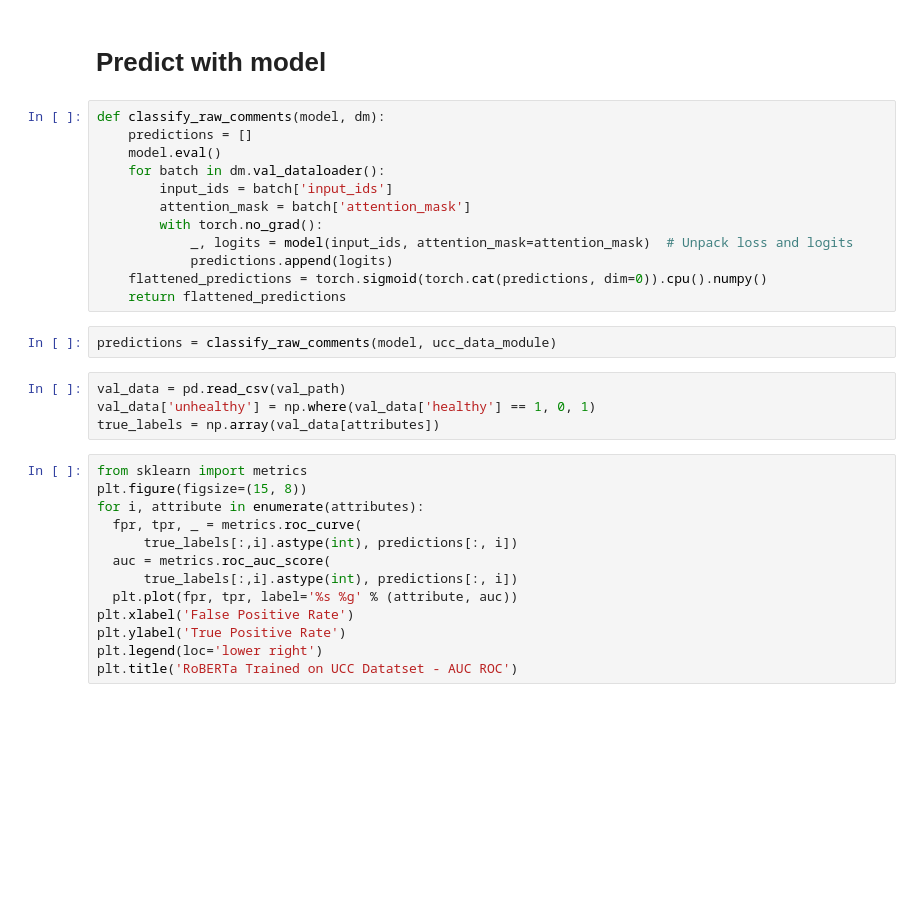
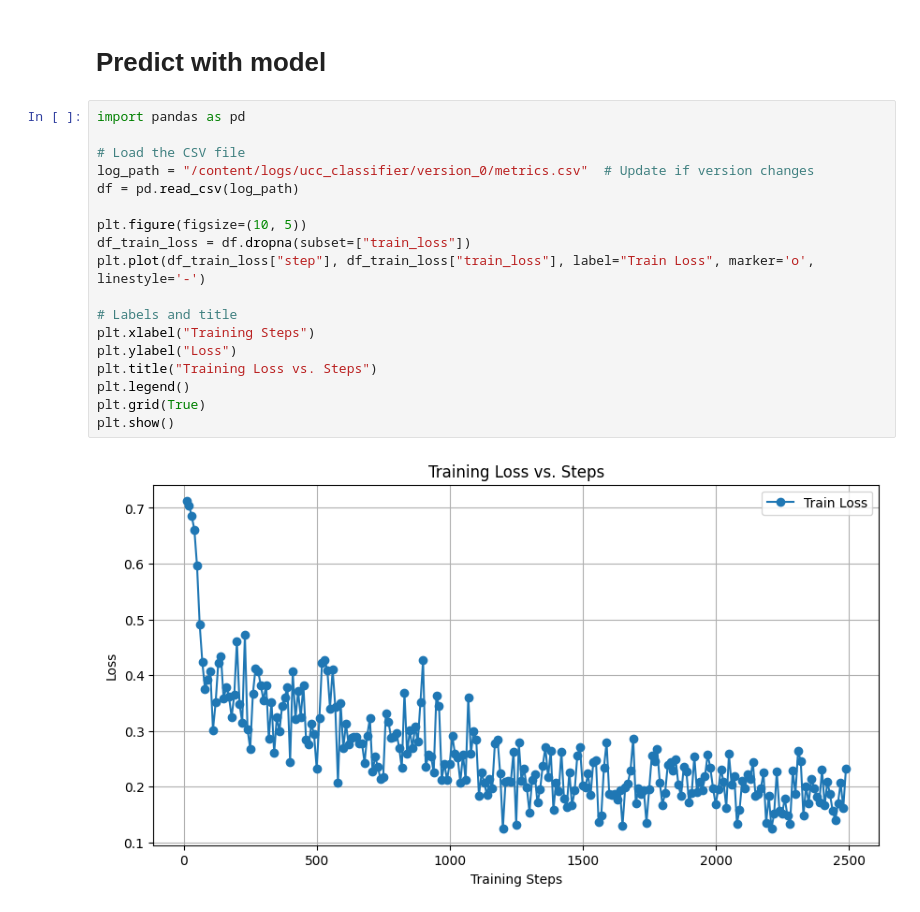
Before and after one commit to pkrishna1801/AutoDefense, a Jupyter notebook: Fine_tuning_RoBERTa_Unhealthy_Comment_Corpus.ipynb, the cells around one changed output. Drawn from its saved outputs; the diff is of its cells as text; blank space fills up the shorter version.

```diff
--- a/Fine_tuning_RoBERTa_Unhealthy_Comment_Corpus.ipynb
+++ b/Fine_tuning_RoBERTa_Unhealthy_Comment_Corpus.ipynb
@@ -407,33 +499,22 @@ trainer.fit(model, ucc_data_module)
 # %% [markdown]
 # Predict with model
-# %%
-def classify_raw_comments(model, dm):
-    predictions = []
-    model.eval()
-    for batch in dm.val_dataloader():
-        input_ids = batch['input_ids']
-        attention_mask = batch['attention_mask']
-        with torch.no_grad():
-            _, logits = model(input_ids, attention_mask=attention_mask)  # Unpack loss and logits
-            predictions.append(logits)
-    flattened_predictions = torch.sigmoid(torch.cat(predictions, dim=0)).cpu().numpy()
-    return flattened_predictions
-# %%
-predictions = classify_raw_comments(model, ucc_data_module)
-# %%
-val_data = pd.read_csv(val_path)
-val_data['unhealthy'] = np.where(val_data['healthy'] == 1, 0, 1)
-true_labels = np.array(val_data[attributes])
-# %%
-from sklearn import metrics
-plt.figure(figsize=(15, 8))
-for i, attribute in enumerate(attributes):
-  fpr, tpr, _ = metrics.roc_curve(
-      true_labels[:,i].astype(int), predictions[:, i])
-  auc = metrics.roc_auc_score(
-      true_labels[:,i].astype(int), predictions[:, i])
-  plt.plot(fpr, tpr, label='%s %g' % (attribute, auc))
-plt.xlabel('False Positive Rate')
-plt.ylabel('True Positive Rate')
-plt.legend(loc='lower right')
-plt.title('RoBERTa Trained on UCC Datatset - AUC ROC')
+# %%
+import pandas as pd
+
+# Load the CSV file
+log_path = "/content/logs/ucc_classifier/version_0/metrics.csv"  # Update if version changes
+df = pd.read_csv(log_path)
+
+plt.figure(figsize=(10, 5))
+df_train_loss = df.dropna(subset=["train_loss"])
+plt.plot(df_train_loss["step"], df_train_loss["train_loss"], label="Train Loss", marker='o', linestyle='-')
+
+# Labels and title
+plt.xlabel("Training Steps")
+plt.ylabel("Loss")
+plt.title("Training Loss vs. Steps")
+plt.legend()
+plt.grid(True)
+plt.show()
+# %% [output]
+[figure, added]
```
Also changed, not shown: parts of 41 cells of this notebook.
